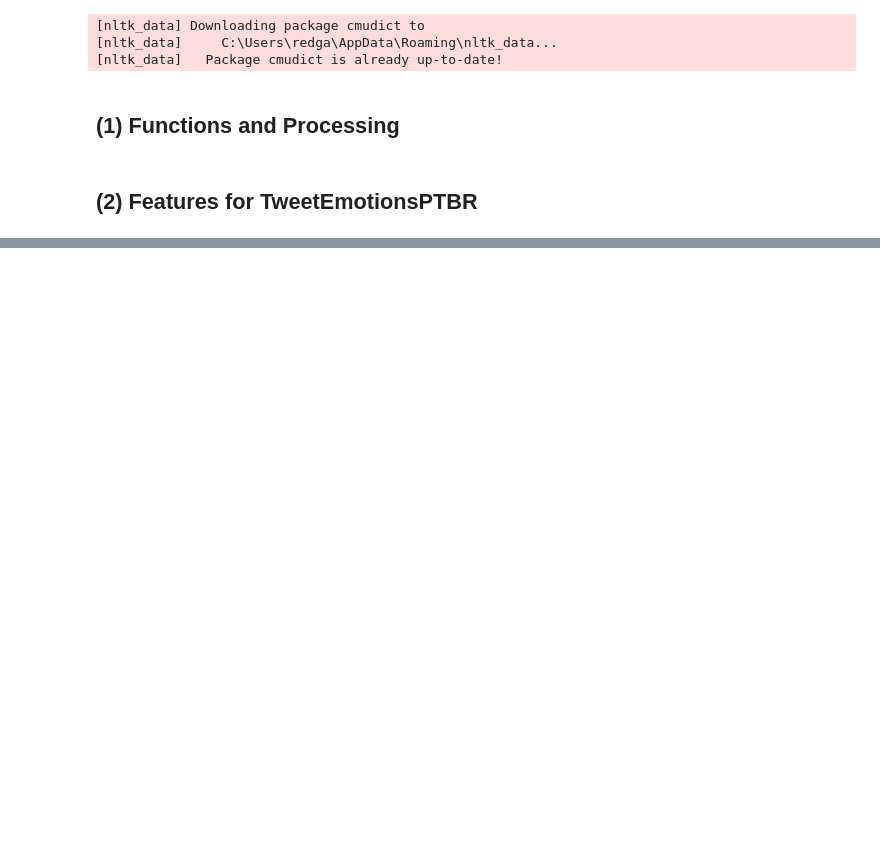
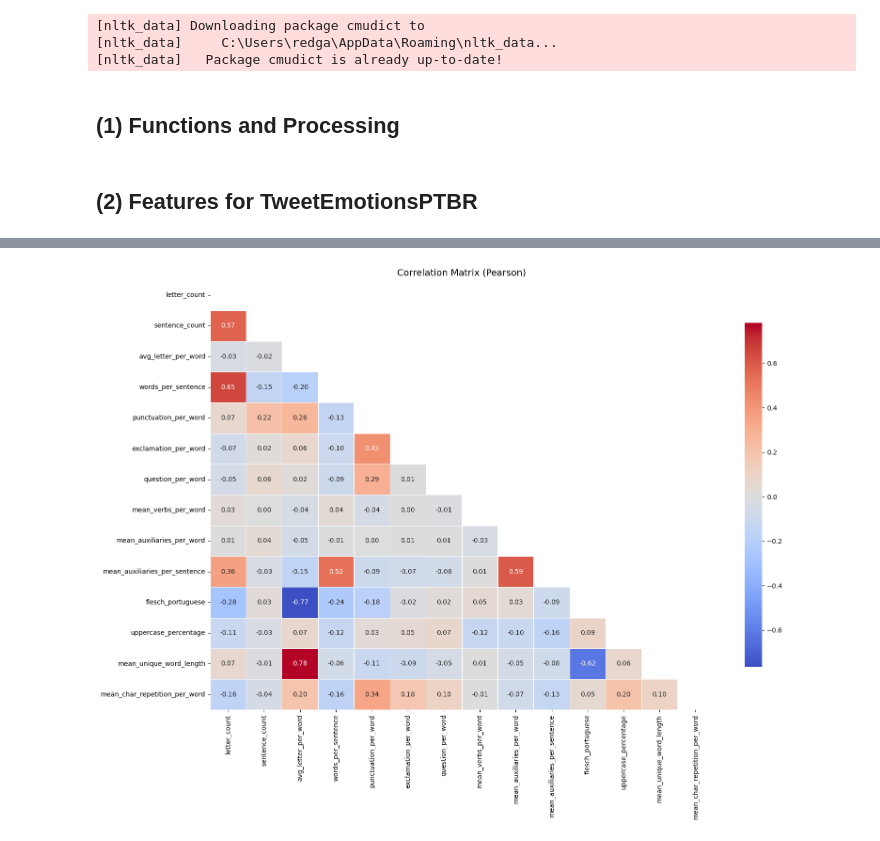
Before and after one commit to LuanBarbs/tcc-emotion-detection-nlp, a Jupyter notebook: src/feature_engineering.ipynb, the cells around one changed output, grey strips where cells are left out. Saved outputs shown, nothing was run; the diff lists cells and outputs as text; code cells hidden in the pictures; blank space fills up the shorter version.

```diff
--- a/src/feature_engineering.ipynb
+++ b/src/feature_engineering.ipynb
@@ -383,0 +260,12 @@ plt.show()
+# %%
+base_cols = ["UNCLEAN_TEXT", "EMOTION", "BASE_TEXT"]
+remove_cols = ['TEXT_NO_STOP', 'CLEAN_TEXT', 'TEXT_LEMMA', 'texto', 'reading_time', 'gutierrez_polini', 'avg_syllables_per_word', 'fernandez_huerta', 'szigriszt_pazos']
+
+feature_cols = [c for c in df.columns if c not in base_cols and c not in remove_cols]
+
+df_final = df[base_cols + feature_cols]
+
+df_final.to_csv(
+    "../data/feat/tweet_emotions_ptbr_with_features.csv",
+    index=False
+)
@@ -383,0 +312,23 @@ plt.show()
+# %%
+num_cols = df_final.select_dtypes(include="number")
+corr = num_cols.corr(method="pearson")
+
+mask = np.triu(np.ones_like(corr, dtype=bool))
+
+plt.figure(figsize=(16, 12))
+sns.heatmap(
+    corr,
+    mask=mask,
+    cmap="coolwarm",
+    center=0,
+    annot=True,
+    fmt=".2f",
+    linewidths=0.5,
+    cbar_kws={"shrink": 0.8}
+)
+
+plt.title("Correlation Matrix (Pearson)", fontsize=14)
+plt.tight_layout()
+plt.show()
+# %% [output]
+[figure, added]
```
Also changed, not shown: parts of 15 cells of this notebook, 2 other files.
